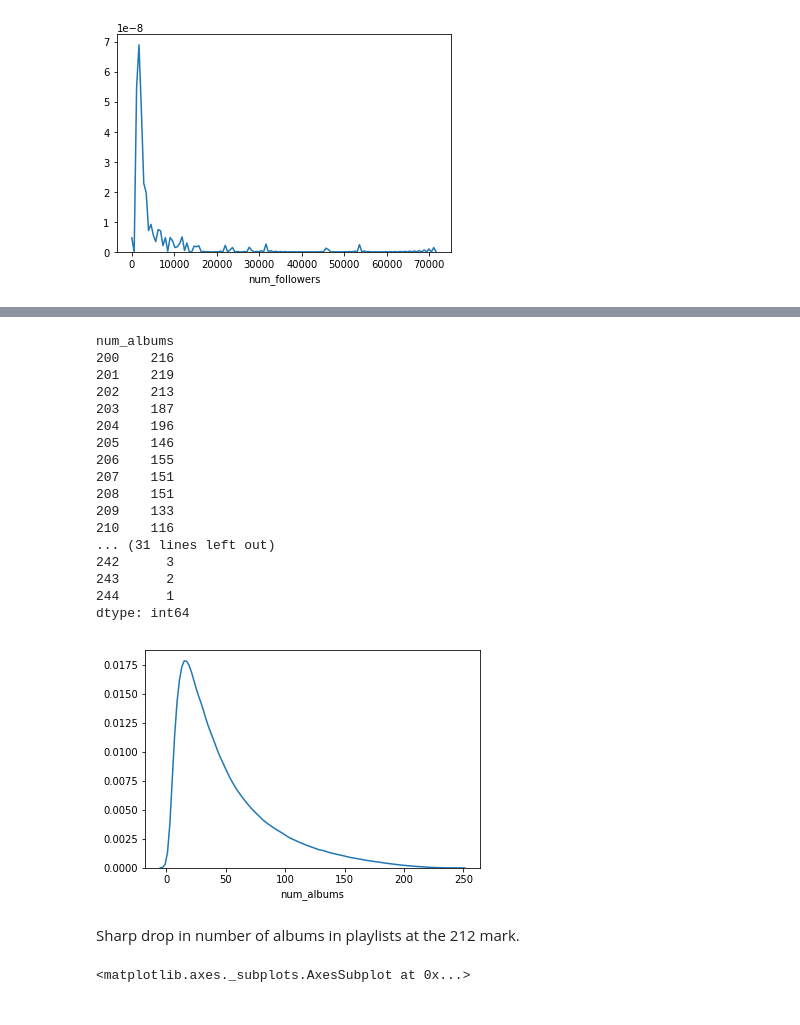
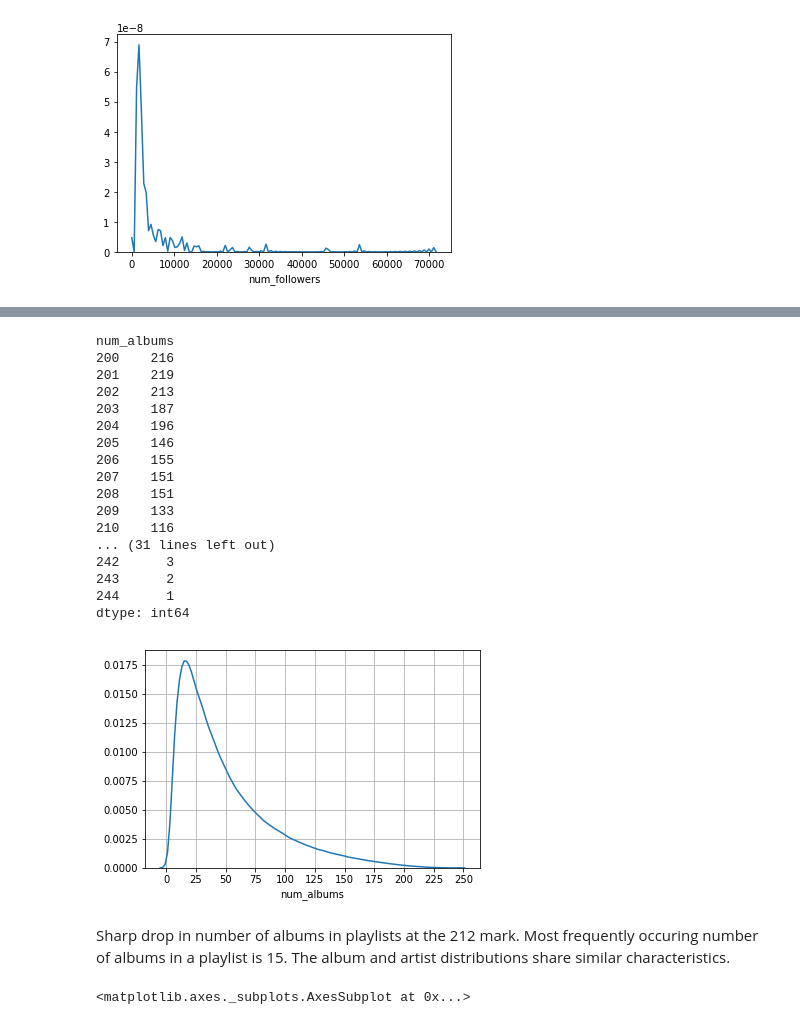
Before and after one commit to adamkhazi/one-million-playlists, a Jupyter notebook: exploration/basic.ipynb, the cells around one changed output, grey strips where cells are left out. Drawn from its saved outputs; the diff is of its cells as text; code cells hidden in the pictures.

```diff
--- a/exploration/basic.ipynb
+++ b/exploration/basic.ipynb
@@ -142,27 +146,29 @@ Playlists do not exists with more than 238 artists even though 250 is the maximu
 # %%
+plt.xticks(np.arange(0, 251, 25))
+plt.grid()
 sns.distplot(playlistDataDF['num_albums'],  hist=False)
 playlistDataDF.groupby(['num_albums']).size().tail(45)
 # %% [output]
 num_albums
 200    216
 201    219
 202    213
 203    187
 204    196
 205    146
 206    155
 207    151
 208    151
 209    133
 210    116
 ... (31 lines left out)
 242      3
 243      2
 244      1
 dtype: int64
-[figure, old version]
+[figure, new version]
 # %% [markdown]
-Sharp drop in number of albums in playlists at the 212 mark.
+Sharp drop in number of albums in playlists at the 212 mark. Most frequently occuring number of albums in a playlist is 15. The album and artist distributions share similar characteristics.
 # %%
 sns.countplot(x='modified_at_month', data=playlistDataDF)
 # %% [output]
```
Also changed, not shown: parts of 11 cells of this notebook.
